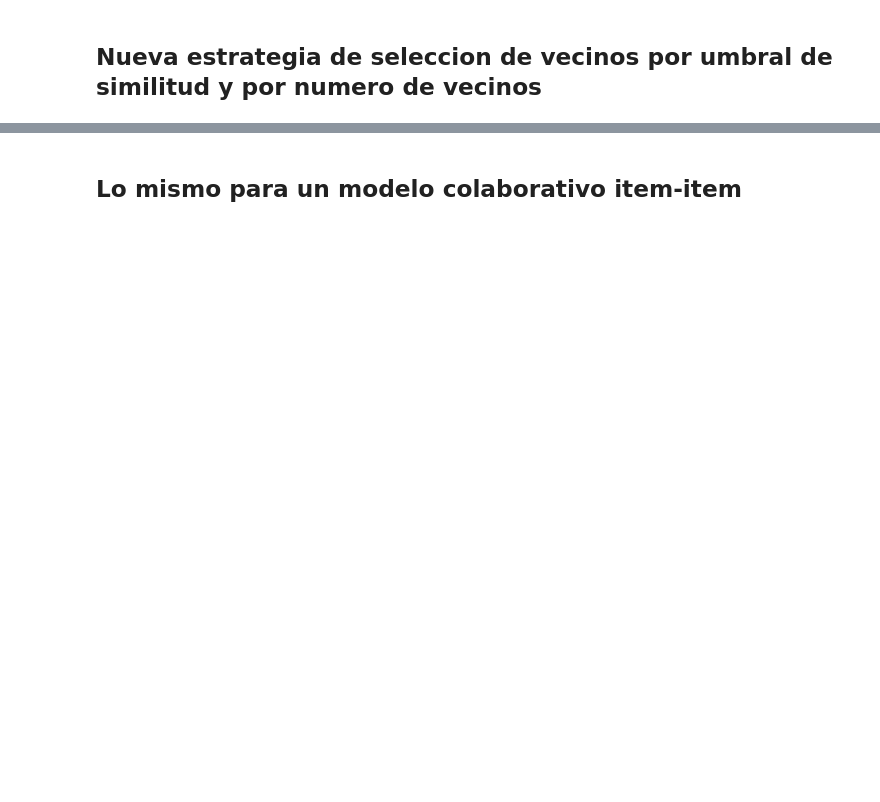
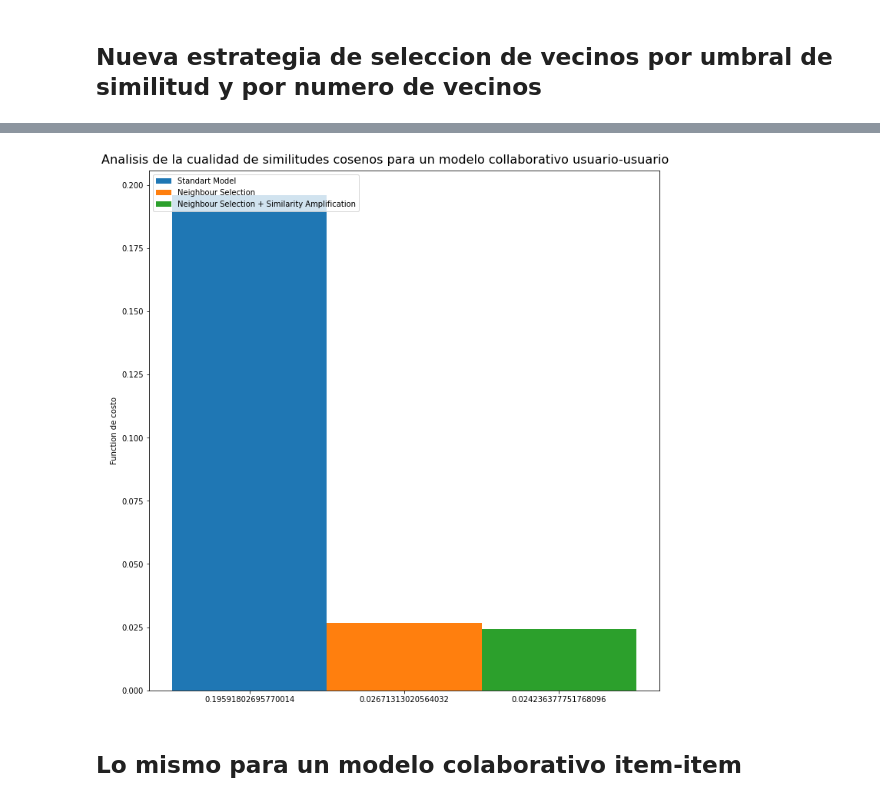
Before and after one commit to Acuzou/Taller1-SistemasDeRecomendacion, a Jupyter notebook: SDR_Taller1.ipynb, the cells around one changed output, grey strips where cells are left out. Saved outputs shown, nothing was run; the diff lists cells and outputs as text; code cells hidden in the pictures; blank space fills up the shorter version.

```diff
--- a/SDR_Taller1.ipynb
+++ b/SDR_Taller1.ipynb
@@ -399,0 +484,4 @@ Tenemos 8129 tracks
+# %%
+mu = matrix_utilidad(0)
+sim = similitudes(0, mu)
+print(sim)
@@ -436,4 +525,5 @@ def better_prediccion(i,j, mu, sim):
 
     return pred
 # %%
-tiempo2, funcion_costo2 = funcion_costo(5, 5, better_prediccion, similitudes)
+#Test value of cost function with better similitudes
+tiempo2, funcion_costo2 = funcion_costo(3, 3, mejor_prediccion1, similitudes, 0)
@@ -441,0 +585,3 @@ tiempo2, funcion_costo2 = funcion_costo(5, 5, better_prediccion, similitudes)
+# %%
+#Test value of cost function with ponderation of McLaughlin
+tiempo3, funcion_costo3 = funcion_costo(3, 3, mejor_prediccion2, similitudes, 0)
@@ -471,5 +723,13 @@ fig.suptitle("Analisis de la cualidad de similitudes cosenos para un modelo coll
-# %%
-#Test prediccion
-tiempo2, funcion_costo2 = funcion_costo(5, 5, better_prediccion, similitudes)
+# %%
+#print("PREDICCION NORMALE :")
+#tiempo1, funcion_costo1 = funcion_costo(3, 3, prediccion, similitudes, 0)
+#print("MEJOR PREDICCION 1 :")
+#tiempo2, funcion_costo2 = funcion_costo(3, 3, mejor_prediccion1, similitudes, 0)
+#print("MEJOR PREDICCION 2 :")
+#tiempo3, funcion_costo3 = funcion_costo(3, 3, mejor_prediccion2, similitudes, 0)
+
+muestra(funcion_costo1, funcion_costo2, funcion_costo3)
+# %% [output]
+[figure, added]
 # %% [markdown]
 ## Lo mismo para un modelo colaborativo item-item
```
Also changed, not shown: parts of 32 cells of this notebook.
